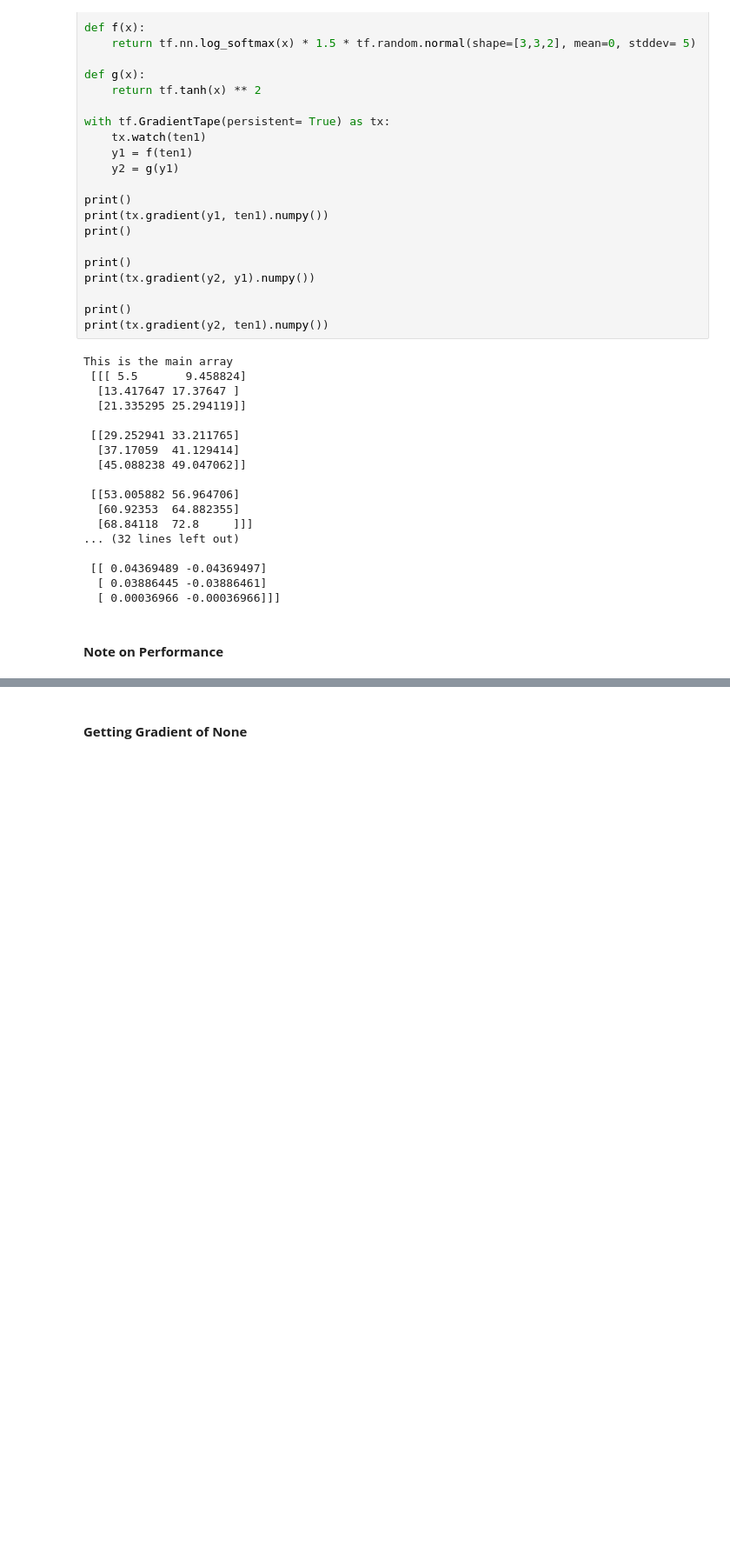
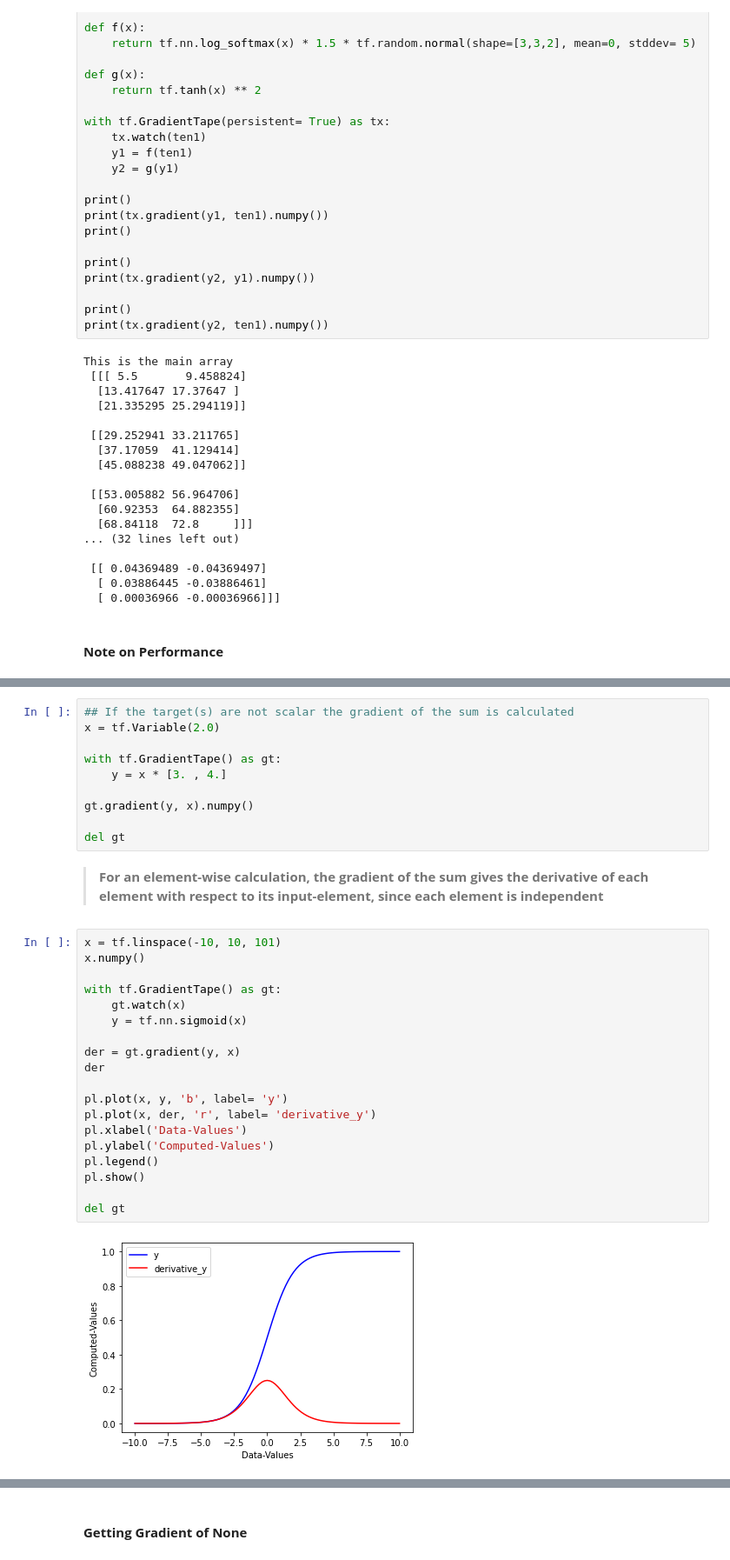
Before and after one commit to MQasim1218/Tensorflow-Guide-practice, a Jupyter notebook: G4_Autodiff.ipynb, the cells around one changed output, grey strips where cells are left out. Shown at 87% size. Drawn from its saved outputs; the diff is of its cells as text; blank space fills up the shorter version.

```diff
--- a/G4_Autodiff.ipynb
+++ b/G4_Autodiff.ipynb
@@ -268,0 +303,33 @@ This is the main array
+# %%
+## If the target(s) are not scalar the gradient of the sum is calculated
+x = tf.Variable(2.0)
+
+with tf.GradientTape() as gt:
+    y = x * [3. , 4.]
+
+gt.gradient(y, x).numpy()
+
+del gt
+# %% [markdown]
+ > **For an element-wise calculation, the gradient of the sum gives the derivative of each element with respect to its input-element, since each element is independent**
+# %%
+x = tf.linspace(-10, 10, 101)
+x.numpy()
+
+with tf.GradientTape() as gt:
+    gt.watch(x)
+    y = tf.nn.sigmoid(x)
+
+der = gt.gradient(y, x)
+der
+
+pl.plot(x, y, 'b', label= 'y')
+pl.plot(x, der, 'r', label= 'derivative_y')
+pl.xlabel('Data-Values')
+pl.ylabel('Computed-Values')
+pl.legend()
+pl.show()
+
+del gt
+# %% [output]
+[figure, added]
```
Also changed, not shown: parts of 17 cells of this notebook.
